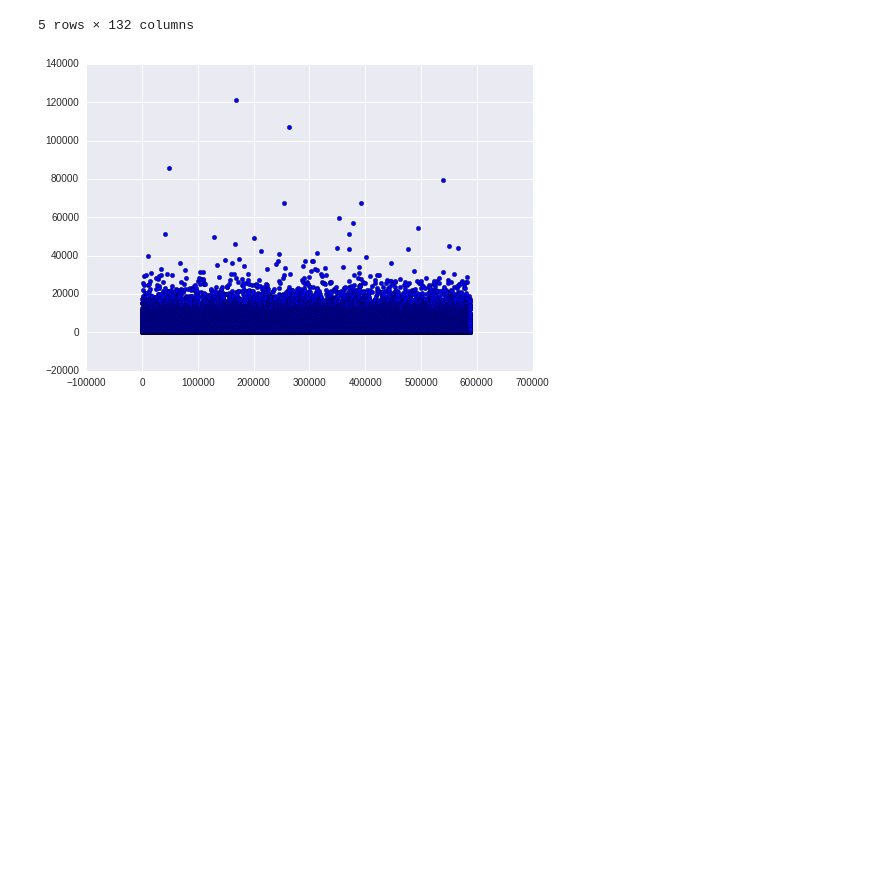
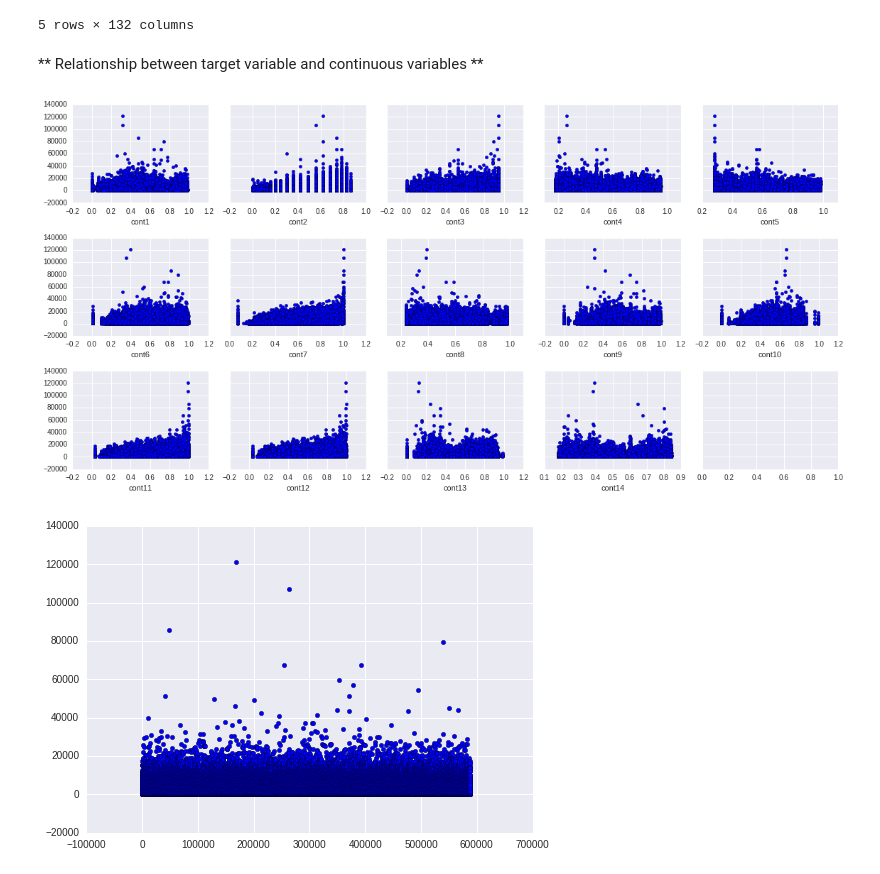
Before and after one commit to numb3r33/AllStateInsurance, a Jupyter notebook: notebooks/DataExploration.ipynb, the cells around one changed output. Saved outputs shown, nothing was run; the diff lists cells and outputs as text; code cells hidden in the pictures; blank space fills up the shorter version.

```diff
--- a/notebooks/DataExploration.ipynb
+++ b/notebooks/DataExploration.ipynb
@@ -50,6 +39,29 @@ train.head()
 | 3 | 10 | B | B | A | B | A | A | A | A | B | ... | ... |
 | 4 | 11 | A | B | A | B | A | A | A | A | B | ... | ... |
 5 rows × 132 columns
+# %% [markdown]
+** Relationship between target variable and continuous variables **
+# %%
+cont_features = [col for col in train.columns[1:-1] if 'cont' in col]
+# %%
+fig, axes = plt.subplots(nrows=3, ncols=5, figsize=(16, 8), sharey=True)
+
+ri = 0
+ci = 0
+
+for i in range(0, 14):
+    axes[ri][ci].scatter(train[cont_features[i]], train.loss)
+    axes[ri][ci].set_xlabel(cont_features[i])
+
+    ci += 1
+
+    if ci > 4:
+        ri += 1
+        ci = 0
+
+plt.tight_layout();
+# %% [output]
+[figure, added]
 # %%
 plt.scatter(train.id, train.loss);
 # %% [output]
```
Also changed, not shown: parts of 5 cells of this notebook, 3 other files.
